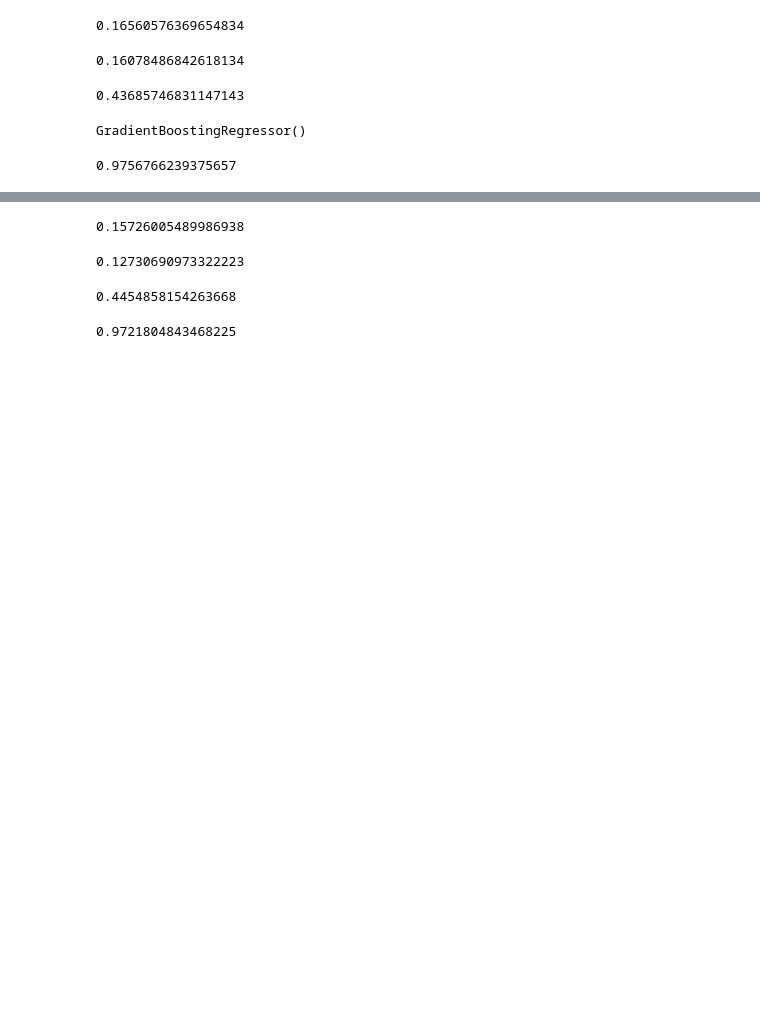
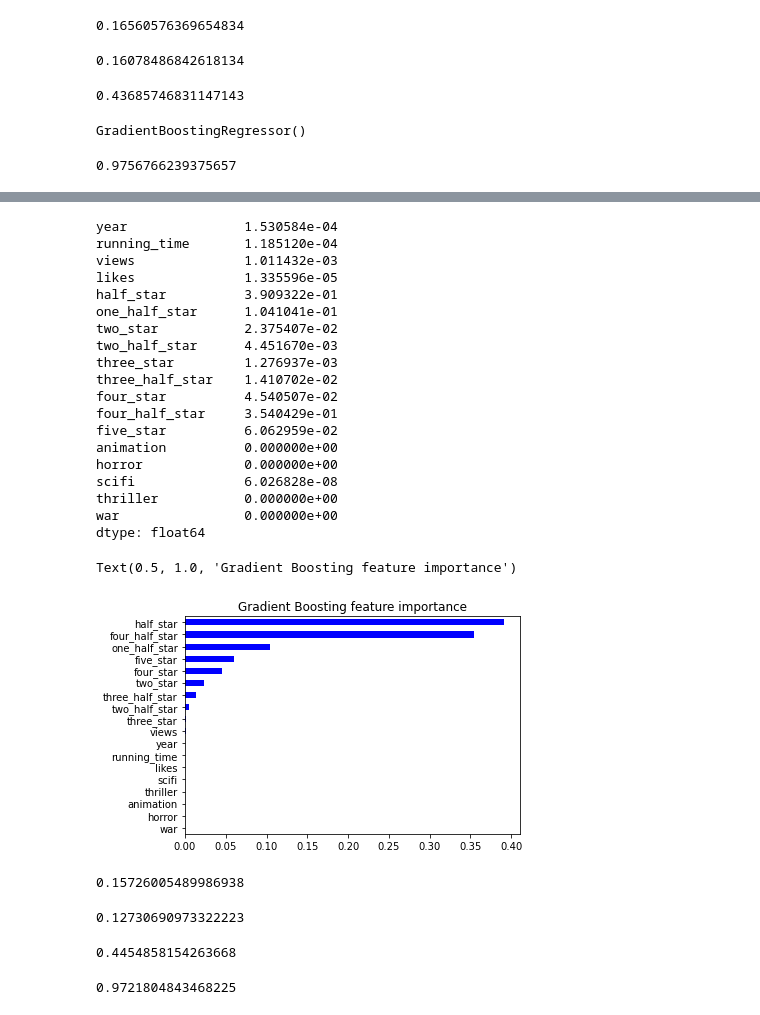
Before and after one commit to jujucodes/Letterboxd, a Jupyter notebook: Letterboxd_modelling.ipynb, the cells around one changed output, grey strips where cells are left out. Drawn from its saved outputs; the diff is of its cells as text; code cells hidden in the pictures; blank space fills up the shorter version.

```diff
--- a/Letterboxd_modelling.ipynb
+++ b/Letterboxd_modelling.ipynb
@@ -554 +543,30 @@ columns = X_train_true.columns
+# %%
+feat_imp = gb_reg.feature_importances_
+columns = X_train_true.columns
+gbGraph = pd.Series(feat_imp, columns)
+print(gbGraph)
+gbGraph.sort_values().plot.barh(color ='blue')
+plt.title('Gradient Boosting feature importance')
+# %% [output]
+year               1.530584e-04
+running_time       1.185120e-04
+views              1.011432e-03
+likes              1.335596e-05
+half_star          3.909322e-01
+one_half_star      1.041041e-01
+two_star           2.375407e-02
+two_half_star      4.451670e-03
+three_star         1.276937e-03
+three_half_star    1.410702e-02
+four_star          4.540507e-02
+four_half_star     3.540429e-01
+five_star          6.062959e-02
+animation          0.000000e+00
+horror             0.000000e+00
+scifi              6.026828e-08
+thriller           0.000000e+00
+war                0.000000e+00
+dtype: float64
+Text(0.5, 1.0, 'Gradient Boosting feature importance')
+[figure, added]
 # %%
```
Also changed, not shown: parts of 51 cells of this notebook.
